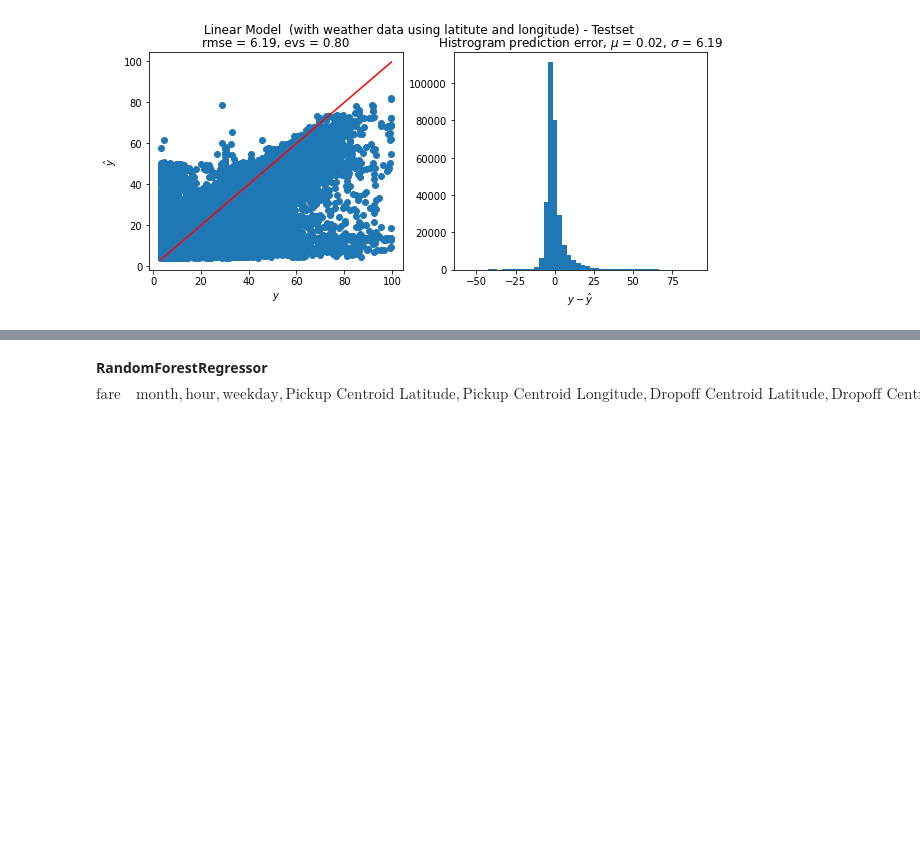
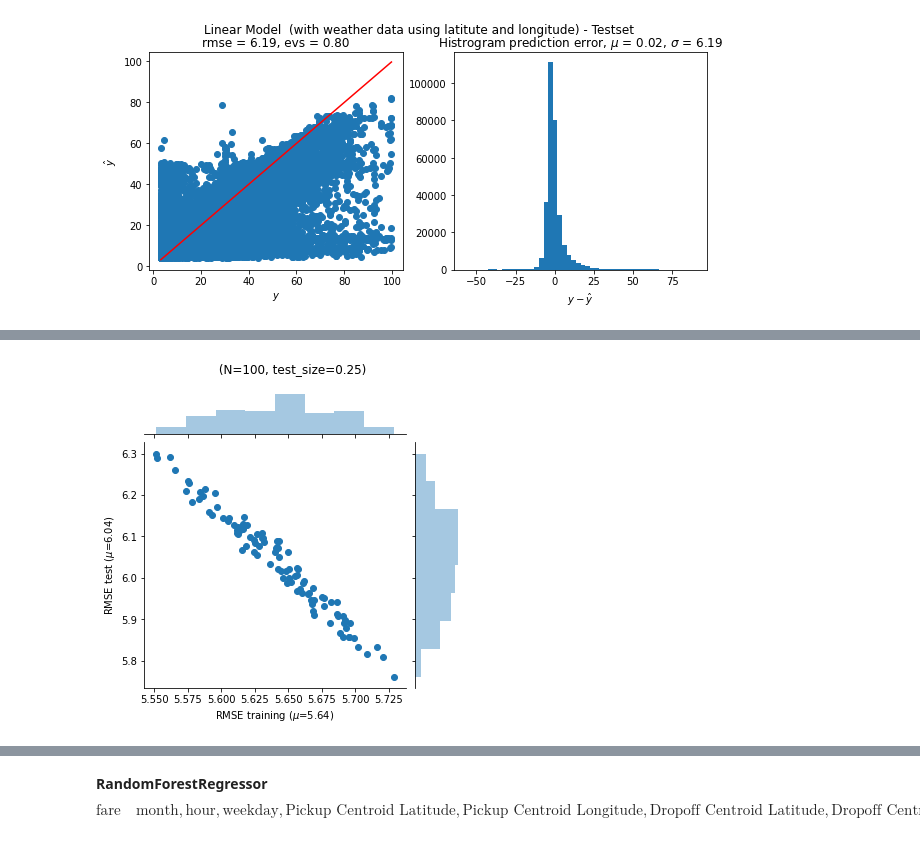
Before and after one commit to MZhangNan/grab_hw_chicago_taxi, a Jupyter notebook: Taxi_analysis.ipynb, the cells around one changed output, grey strips where cells are left out. Drawn from its saved outputs; the diff is of its cells as text; code cells hidden in the pictures; blank space fills up the shorter version.

```diff
--- a/Taxi_analysis.ipynb
+++ b/Taxi_analysis.ipynb
@@ -787,0 +913,4 @@ plot_prediction_analysis(y_test, y_test_pred, title='Linear Model  (with weather
+# %%
+plot_rmse_analysis(best_model, X, y, N=100)
+# %% [output]
+[figure, added]
```
Also changed, not shown: parts of 25 cells of this notebook.
